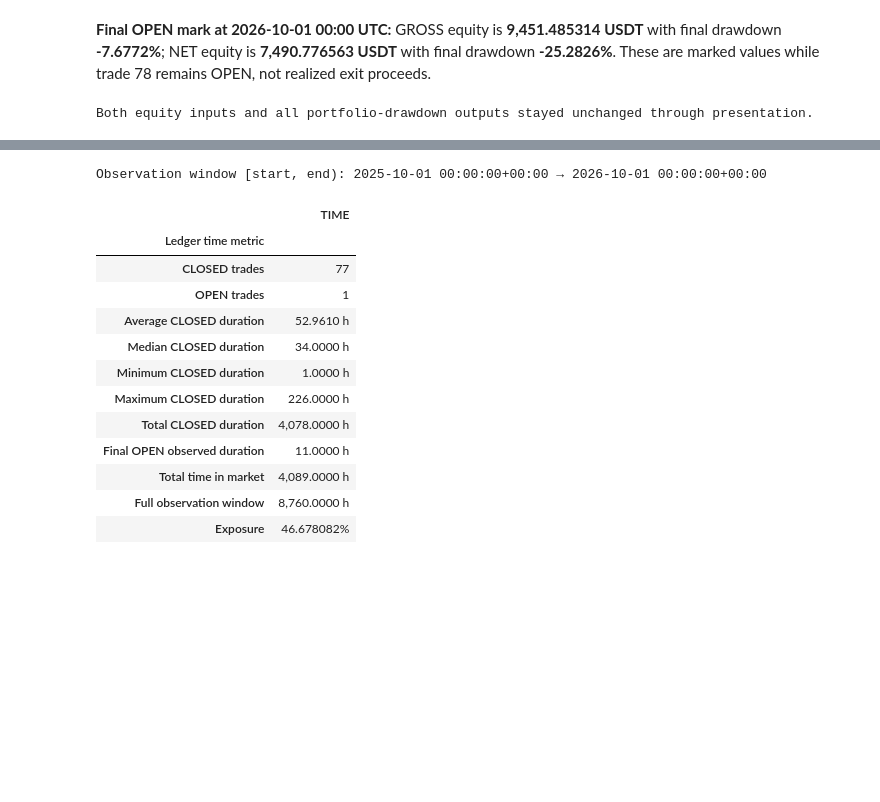
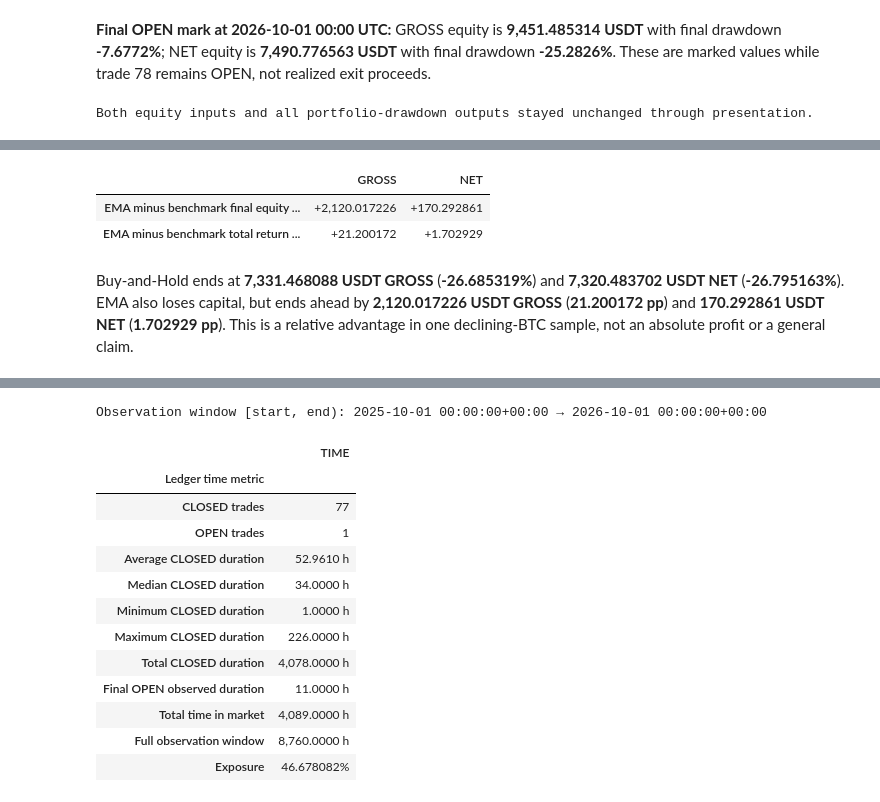
Before and after one commit to puckmandestroyer/trading-lab, a Jupyter notebook: notebooks/03_backtest_review.ipynb, the cells around one changed output, grey strips where cells are left out. Saved outputs shown, nothing was run; the diff lists cells and outputs as text; code cells hidden in the pictures; blank space fills up the shorter version.

```diff
--- a/notebooks/03_backtest_review.ipynb
+++ b/notebooks/03_backtest_review.ipynb
@@ -1346,0 +1442,31 @@ Both equity inputs and all portfolio-drawdown outputs stayed unchanged through p
+# %%
+benchmark_relative = pd.DataFrame({
+    label: {
+        "EMA minus benchmark final equity (USDT)": (
+            benchmark_paths[f"EMA {label}"]["equity"].iloc[-1]
+            - benchmark_paths[f"Buy & Hold {label}"]["equity"].iloc[-1]
+        ),
+        "EMA minus benchmark total return (pp)": 100 * (
+            benchmark_total_returns[f"EMA {label}"] - benchmark_total_returns[f"Buy & Hold {label}"]
+        ),
+    }
+    for label in ["GROSS", "NET"]
+})
+display(benchmark_relative.style.format("{:+,.6f}"))
+display(Markdown(
+    f"Buy-and-Hold ends at **{gross_buy_hold_equity['equity'].iloc[-1]:,.6f} USDT GROSS** "
+    f"(**{benchmark_total_returns['Buy & Hold GROSS']:.6%}**) and "
+    f"**{net_buy_hold_equity['equity'].iloc[-1]:,.6f} USDT NET** "
+    f"(**{benchmark_total_returns['Buy & Hold NET']:.6%}**). "
+    "EMA also loses capital, but ends ahead by "
+    f"**{benchmark_relative.loc['EMA minus benchmark final equity (USDT)', 'GROSS']:,.6f} USDT GROSS** "
+    f"(**{benchmark_relative.loc['EMA minus benchmark total return (pp)', 'GROSS']:.6f} pp**) and "
+    f"**{benchmark_relative.loc['EMA minus benchmark final equity (USDT)', 'NET']:,.6f} USDT NET** "
+    f"(**{benchmark_relative.loc['EMA minus benchmark total return (pp)', 'NET']:.6f} pp**). "
+    "This is a relative advantage in one declining-BTC sample, not an absolute profit or a general claim."
+))
+# %% [output]
+|  | GROSS | NET |
+| EMA minus benchmark final equity ... | +2,120.017226 | +170.292861 |
+| EMA minus benchmark total return ... | +21.200172 | +1.702929 |
+Buy-and-Hold ends at **7,331.468088 USDT GROSS** (**-26.685319%**) and **7,320.483702 USDT NET** (**-26.795163%**). EMA also loses capital, but ends ahead by **2,120.017226 USDT GROSS** (**21.200172 pp**) and **170.292861 USDT NET** (**1.702929 pp**). This is a relative advantage in one declining-BTC sample, not an absolute profit or a general claim.
```
Also changed, not shown: parts of 21 cells of this notebook, 6 other files.
